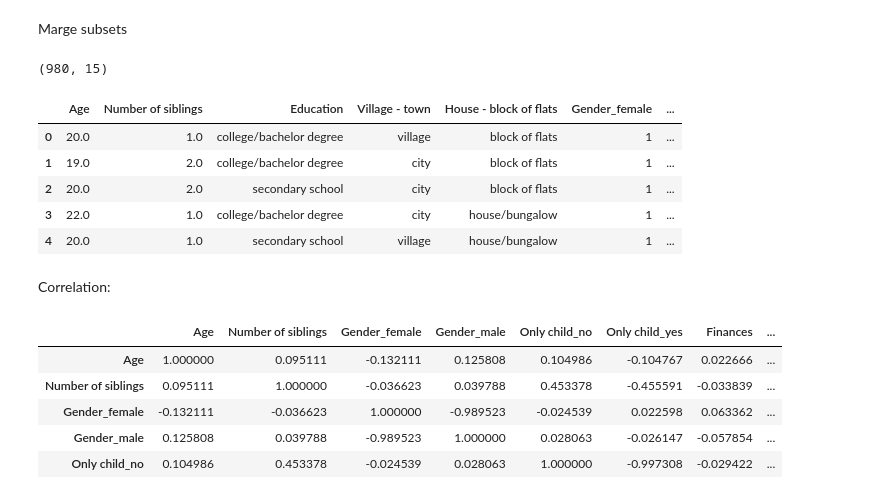
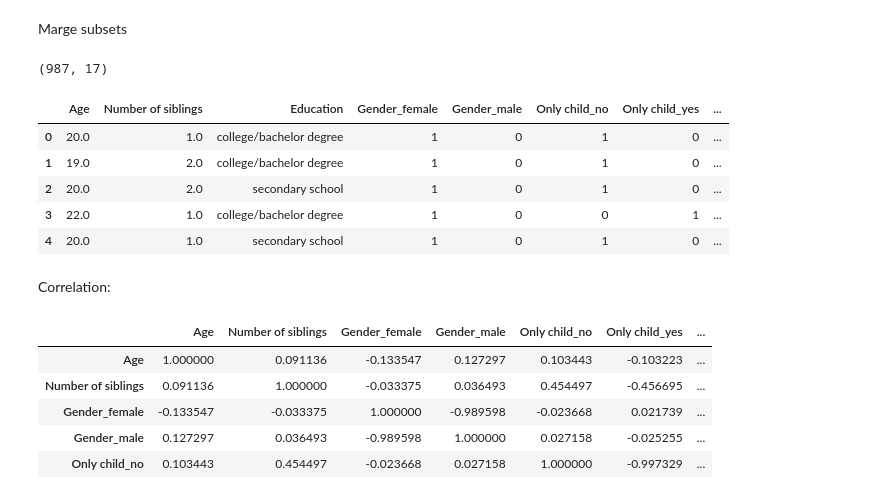
Before and after one commit to olghab/dataScienceProject1, a Jupyter notebook: youngPeopleSurvey_analysis.ipynb, the cells around one changed output. Saved outputs shown, nothing was run; the diff lists cells and outputs as text; code cells hidden in the pictures.

```diff
--- a/youngPeopleSurvey_analysis.ipynb
+++ b/youngPeopleSurvey_analysis.ipynb
@@ -78,8 +84,6 @@ Find interesting correletion between two data subsets:
 create two subsets for correlation analysis:
 # %%
-# first:
+# first, chose relevant columns
 demographic_data = df.iloc[:,[140,143,144, 146, 147, 148, 149]]
-demographic_data = pd.get_dummies(demographic_data, columns = ["Gender", "Only child"])
-print("Size: ", demographic_data.shape)
 demographic_data.head()
 # %% [output]
@@ -92,0 +110,5 @@ Size:  (1010, 9)
+# %%
+#get dummies for categorical variables
+demographic_data = pd.get_dummies(demographic_data, columns = ["Gender", "Only child", "Village - town", "House - block of flats"])
+print("Size: ", demographic_data.shape)
+demographic_data.head()
@@ -107,29 +137,29 @@ Size:  (1010, 6)
 Marge subsets
 # %%
 #marge both subsets
-corr_df = pd.concat([demographic_data,spending_habits], axis = 1)
+demographic_spending_df = pd.concat([demographic_data,spending_habits], axis = 1)
 # get rid of empty cells:
-corr_df[corr_df.columns].replace('', np.nan)
-corr_df = corr_df.dropna(subset=corr_df.columns,how='any')
-print(corr_df.shape)
-corr_df.head()
+demographic_spending_df[demographic_spending_df.columns].replace('', np.nan)
+demographic_spending_df = demographic_spending_df.dropna(subset=demographic_spending_df.columns,how='any')
+print(demographic_spending_df.shape)
+demographic_spending_df.head()
 # %% [output]
-(980, 15)
+(987, 17)
-|  | Age | Number of siblings | Education | Village - town | House - block of flats | Gender_female | ... |
-| 0 | 20.0 | 1.0 | college/bachelor degree | village | block of flats | 1 | ... |
-| 1 | 19.0 | 2.0 | college/bachelor degree | city | block of flats | 1 | ... |
-| 2 | 20.0 | 2.0 | secondary school | city | block of flats | 1 | ... |
-| 3 | 22.0 | 1.0 | college/bachelor degree | city | house/bungalow | 1 | ... |
-| 4 | 20.0 | 1.0 | secondary school | village | house/bungalow | 1 | ... |
+|  | Age | Number of siblings | Education | Gender_female | Gender_male | Only child_no | Only child_yes | ... |
+| 0 | 20.0 | 1.0 | college/bachelor degree | 1 | 0 | 1 | 0 | ... |
+| 1 | 19.0 | 2.0 | college/bachelor degree | 1 | 0 | 1 | 0 | ... |
+| 2 | 20.0 | 2.0 | secondary school | 1 | 0 | 1 | 0 | ... |
+| 3 | 22.0 | 1.0 | college/bachelor degree | 1 | 0 | 0 | 1 | ... |
+| 4 | 20.0 | 1.0 | secondary school | 1 | 0 | 1 | 0 | ... |
 # %% [markdown]
 Correlation:
 # %%
-corr1 = corr_df.corr()
+corr1 = demographic_spending_df.corr()
 corr1.head()
 # %% [output]
-|  | Age | Number of siblings | Gender_female | Gender_male | Only child_no | Only child_yes | Finances | ... |
-| Age | 1.000000 | 0.095111 | -0.132111 | 0.125808 | 0.104986 | -0.104767 | 0.022666 | ... |
-| Number of siblings | 0.095111 | 1.000000 | -0.036623 | 0.039788 | 0.453378 | -0.455591 | -0.033839 | ... |
-| Gender_female | -0.132111 | -0.036623 | 1.000000 | -0.989523 | -0.024539 | 0.022598 | 0.063362 | ... |
-| Gender_male | 0.125808 | 0.039788 | -0.989523 | 1.000000 | 0.028063 | -0.026147 | -0.057854 | ... |
-| Only child_no | 0.104986 | 0.453378 | -0.024539 | 0.028063 | 1.000000 | -0.997308 | -0.029422 | ... |
+|  | Age | Number of siblings | Gender_female | Gender_male | Only child_no | Only child_yes | ... |
+| Age | 1.000000 | 0.091136 | -0.133547 | 0.127297 | 0.103443 | -0.103223 | ... |
+| Number of siblings | 0.091136 | 1.000000 | -0.033375 | 0.036493 | 0.454497 | -0.456695 | ... |
+| Gender_female | -0.133547 | -0.033375 | 1.000000 | -0.989598 | -0.023668 | 0.021739 | ... |
+| Gender_male | 0.127297 | 0.036493 | -0.989598 | 1.000000 | 0.027158 | -0.025255 | ... |
+| Only child_no | 0.103443 | 0.454497 | -0.023668 | 0.027158 | 1.000000 | -0.997329 | ... |
```
Also changed, not shown: parts of 20 cells of this notebook.
